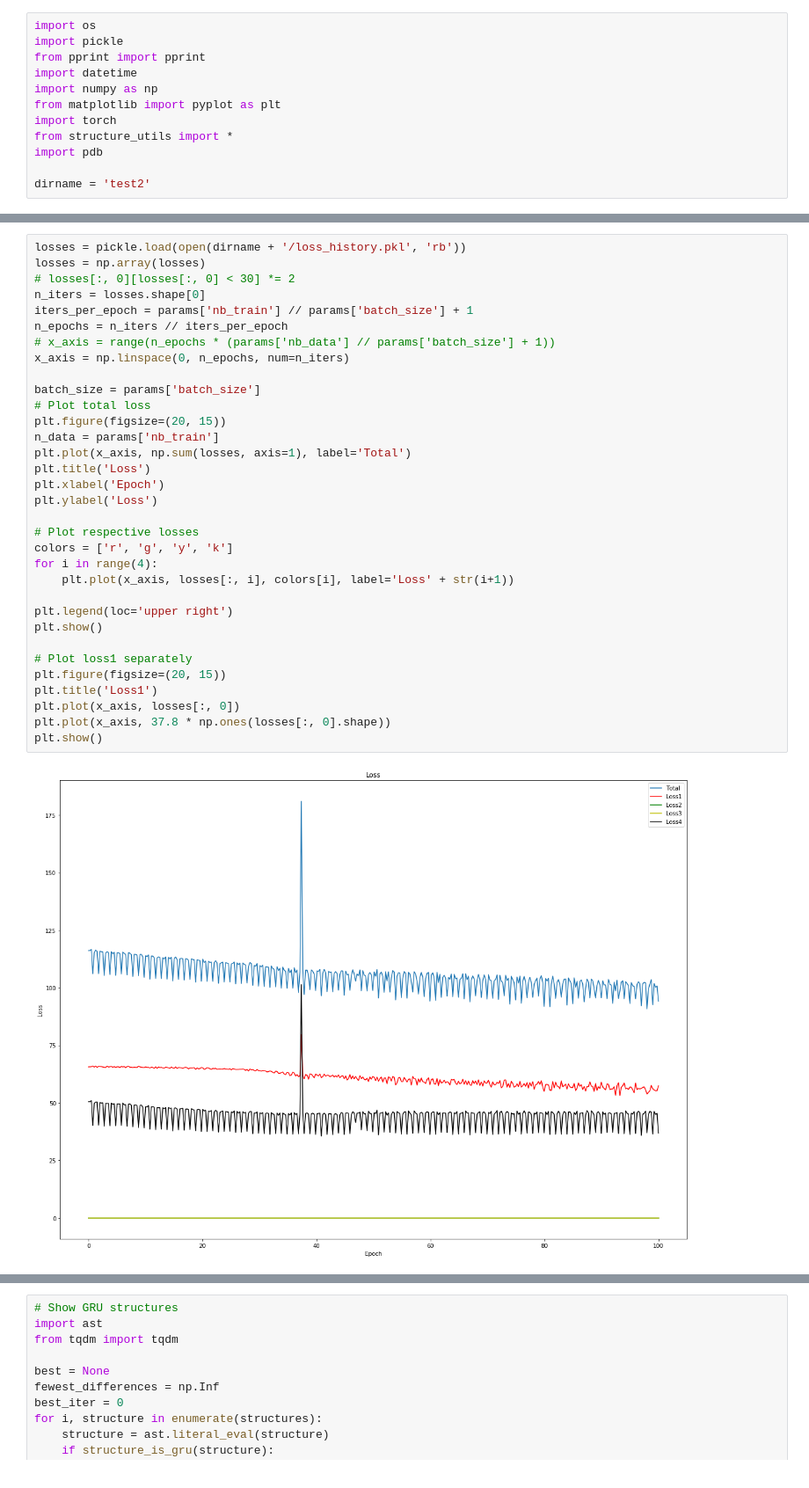
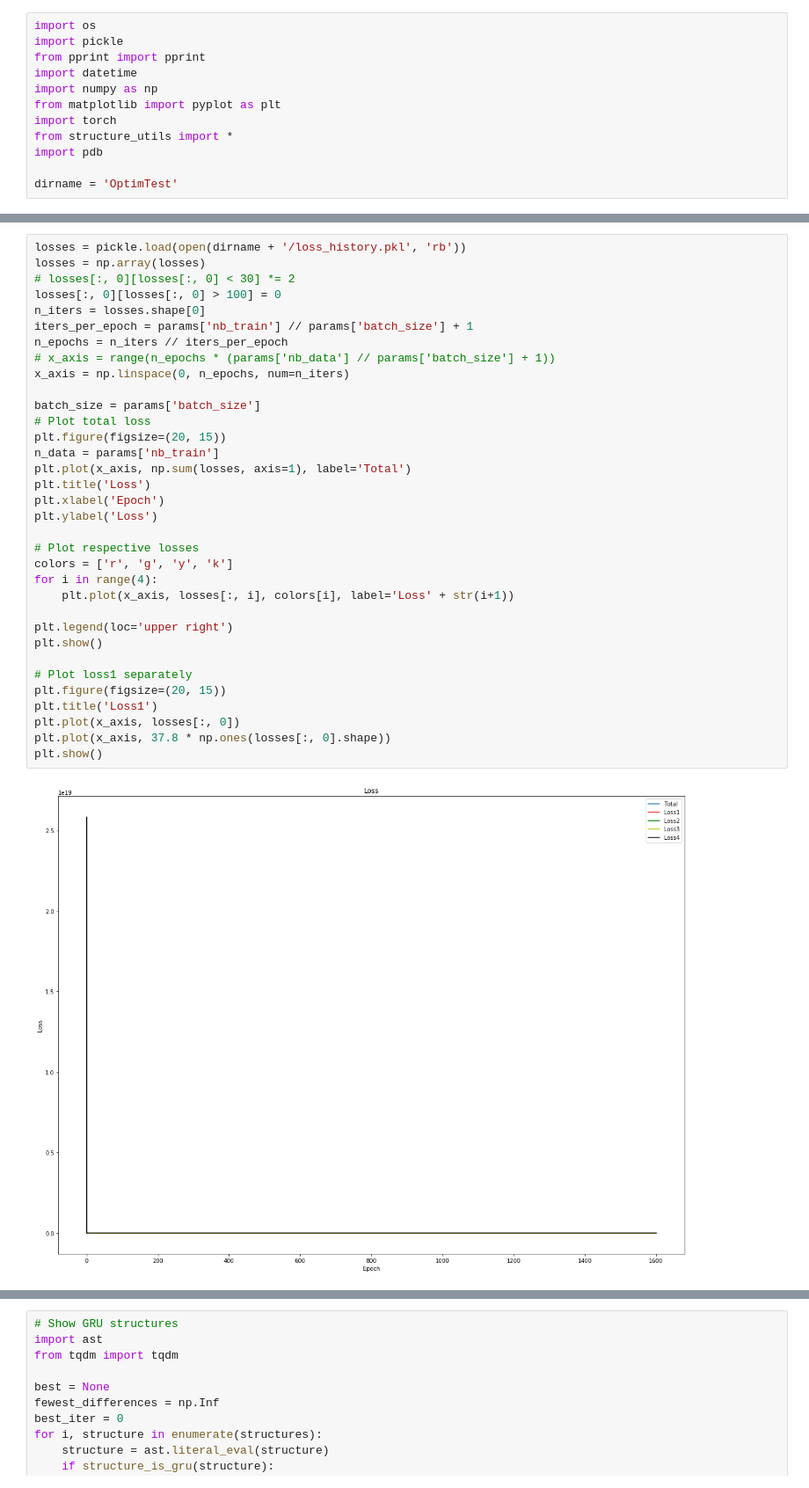
Before and after one commit to matthewkennedy5/RRNN, a Jupyter notebook: visualize-results.ipynb, the cells around one changed output, grey strips where cells are left out. Shown: that part at 88% size. Drawn from its saved outputs; the diff is of its cells as text.

```diff
--- a/visualize-results.ipynb
+++ b/visualize-results.ipynb
@@ -9,7 +9,7 @@ import torch
 from structure_utils import *
 import pdb
 
-dirname = 'test2'
+dirname = 'OptimTest'
 # %%
 # Display hyperparameters and run information
 
@@ -40,34 +41,35 @@ Runtime: 0:02:21.091647
 losses = pickle.load(open(dirname + '/loss_history.pkl', 'rb'))
 losses = np.array(losses)
 # losses[:, 0][losses[:, 0] < 30] *= 2
+losses[:, 0][losses[:, 0] > 100] = 0
 n_iters = losses.shape[0]
 iters_per_epoch = params['nb_train'] // params['batch_size'] + 1
 n_epochs = n_iters // iters_per_epoch
 # x_axis = range(n_epochs * (params['nb_data'] // params['batch_size'] + 1))
 x_axis = np.linspace(0, n_epochs, num=n_iters)
 
 batch_size = params['batch_size']
 # Plot total loss
 plt.figure(figsize=(20, 15))
 n_data = params['nb_train']
 plt.plot(x_axis, np.sum(losses, axis=1), label='Total')
 plt.title('Loss')
 plt.xlabel('Epoch')
 plt.ylabel('Loss')
 
 # Plot respective losses
 colors = ['r', 'g', 'y', 'k']
 for i in range(4):
     plt.plot(x_axis, losses[:, i], colors[i], label='Loss' + str(i+1))
 
 plt.legend(loc='upper right')
 plt.show()
 
 # Plot loss1 separately
 plt.figure(figsize=(20, 15))
 plt.title('Loss1')
 plt.plot(x_axis, losses[:, 0])
 plt.plot(x_axis, 37.8 * np.ones(losses[:, 0].shape))
 plt.show()
 # %% [output]
-[figure, old version]
+[figure, new version]
```
Also changed, not shown: parts of 7 cells of this notebook.
